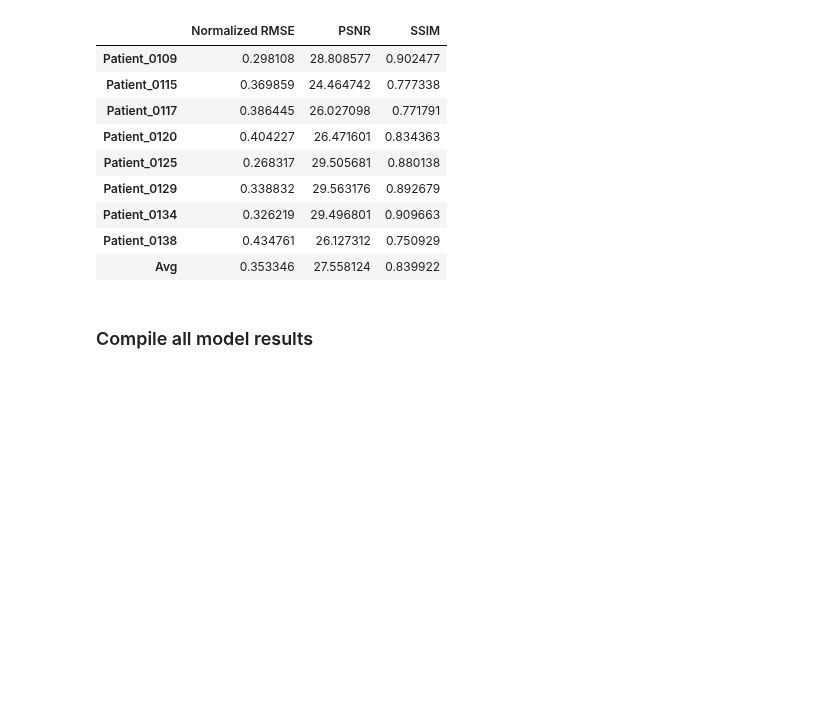
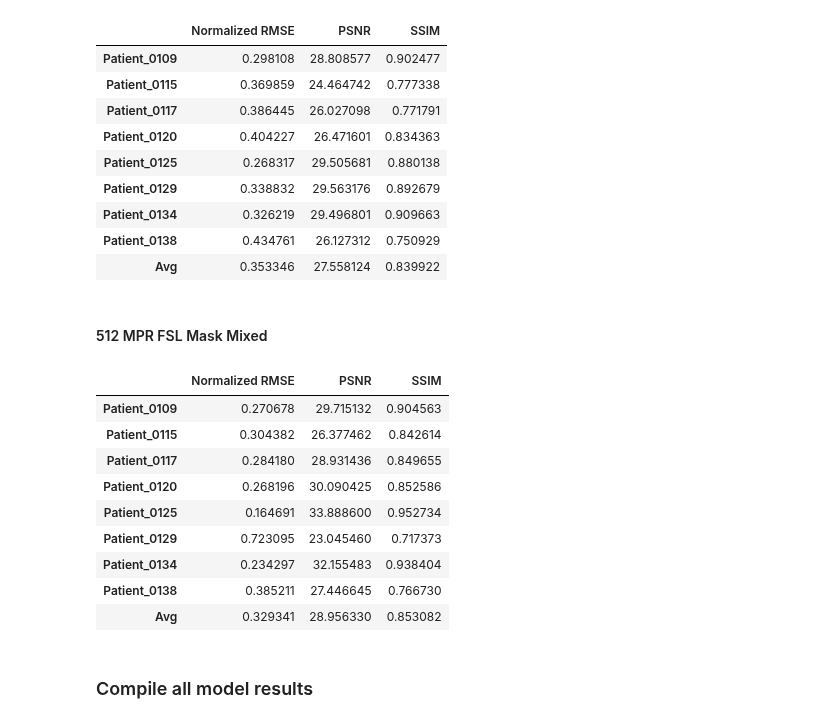
Before and after one commit to subtlemedicalinc/SubtleBoost, a Jupyter notebook: notebooks/compile_stanford_results.ipynb, the cells around one changed output. Saved outputs shown, nothing was run; the diff lists cells and outputs as text; code cells hidden in the pictures; blank space fills up the shorter version.

```diff
--- a/notebooks/compile_stanford_results.ipynb
+++ b/notebooks/compile_stanford_results.ipynb
@@ -192,6 +217,22 @@ metrics_512_mpr_fsl[1]
 | Patient_0134 | 0.326219 | 29.496801 | 0.909663 |
 | Patient_0138 | 0.434761 | 26.127312 | 0.750929 |
 | Avg | 0.353346 | 27.558124 | 0.839922 |
+# %% [markdown]
+#### 512 MPR FSL Mask Mixed
+# %%
+metrics_512_mpr_fsl_mixed = compile_metrics('512_mpr_fsl_mixed')
+metrics_512_mpr_fsl_mixed[1]
+# %% [output]
+|  | Normalized RMSE | PSNR | SSIM |
+| Patient_0109 | 0.270678 | 29.715132 | 0.904563 |
+| Patient_0115 | 0.304382 | 26.377462 | 0.842614 |
+| Patient_0117 | 0.284180 | 28.931436 | 0.849655 |
+| Patient_0120 | 0.268196 | 30.090425 | 0.852586 |
+| Patient_0125 | 0.164691 | 33.888600 | 0.952734 |
+| Patient_0129 | 0.723095 | 23.045460 | 0.717373 |
+| Patient_0134 | 0.234297 | 32.155483 | 0.938404 |
+| Patient_0138 | 0.385211 | 27.446645 | 0.766730 |
+| Avg | 0.329341 | 28.956330 | 0.853082 |
 # %% [markdown]
 ### Compile all model results
 # %%
```
Also changed, not shown: parts of 4 cells of this notebook, 2 other files.
